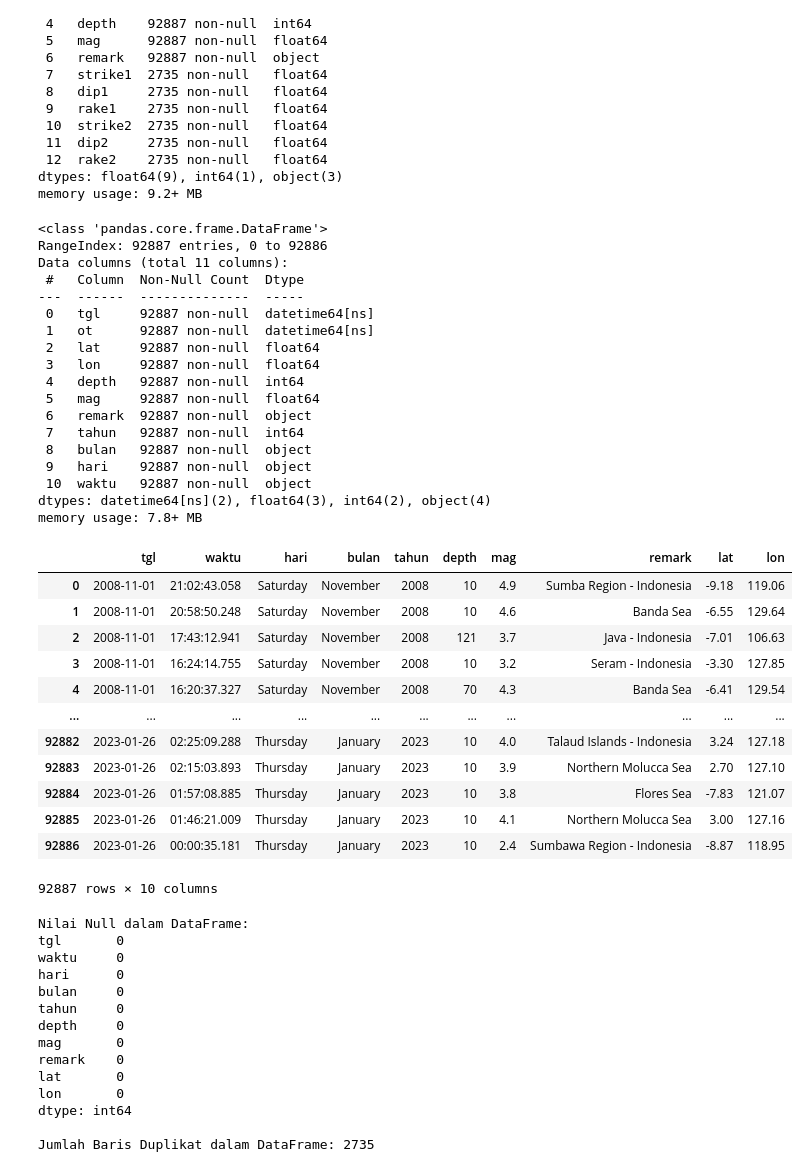
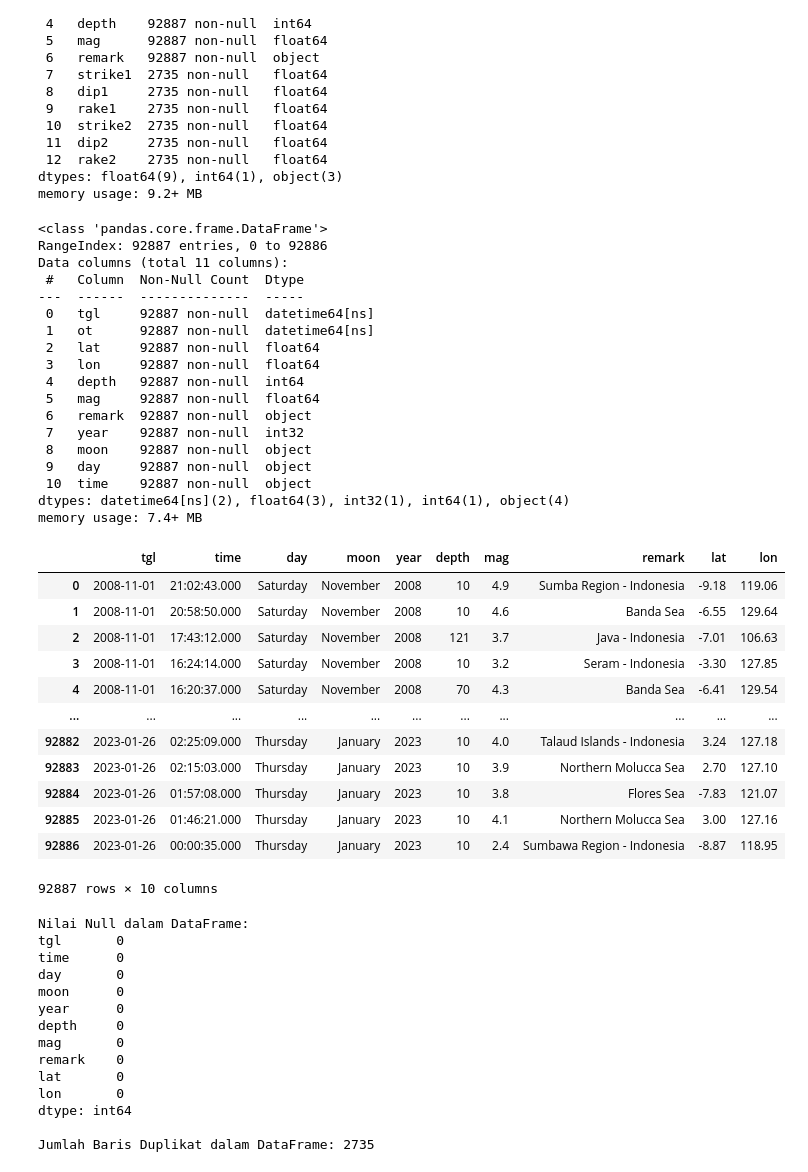
Before and after one commit to chairulimamizaaz/Indonesia-earthquake, a Jupyter notebook: West_Java_earthquake.ipynb, the cells around one changed output. Drawn from its saved outputs; the diff is of its cells as text; code cells hidden in the pictures.

```diff
--- a/West_Java_earthquake.ipynb
+++ b/West_Java_earthquake.ipynb
@@ -74,11 +63,10 @@ memory usage: 9.2+ MB
 data['tgl'] = pd.to_datetime(data['tgl'])
 data['ot'] = pd.to_datetime(data['ot'])
 # %%
-data['tahun'] = data['tgl'].dt.year
-data['bulan'] = data['tgl'].dt.month_name()
-data['hari'] = data['tgl'].dt.day_name()
-data['waktu'] = data['ot'].dt.strftime('%H:%M:%S.%f').str[:-3]
-# data = data.drop(columns=['ot'])
+data['year'] = data['tgl'].dt.year
+data['moon'] = data['tgl'].dt.month_name()
+data['day'] = data['tgl'].dt.day_name()
+data['time'] = data['ot'].dt.strftime('%H:%M:%S.%f').str[:-3]
 # %%
 kolom_tidak_diperlukan = ['strike1', 'dip1', 'rake1', 'strike2', 'dip2', 'rake2']
 data_cleaned = data.drop(columns=kolom_tidak_diperlukan)
@@ -97,28 +85,28 @@ Data columns (total 11 columns):
  4   depth   92887 non-null  int64
  5   mag     92887 non-null  float64
  6   remark  92887 non-null  object
- 7   tahun   92887 non-null  int64
- 8   bulan   92887 non-null  object
- 9   hari    92887 non-null  object
- 10  waktu   92887 non-null  object
-dtypes: datetime64[ns](2), float64(3), int64(2), object(4)
-memory usage: 7.8+ MB
+ 7   year    92887 non-null  int32
+ 8   moon    92887 non-null  object
+ 9   day     92887 non-null  object
+ 10  time    92887 non-null  object
+dtypes: datetime64[ns](2), float64(3), int32(1), int64(1), object(4)
+memory usage: 7.4+ MB
 # %%
-data = data_cleaned[['tgl', 'waktu', 'hari', 'bulan', 'tahun', 'depth', 'mag', 'remark', 'lat', 'lon']]
+data = data_cleaned[['tgl', 'time', 'day', 'moon', 'year', 'depth', 'mag', 'remark', 'lat', 'lon']]
 display(data)
 # %% [output]
-|  | tgl | waktu | hari | bulan | tahun | depth | mag | remark | lat | lon |
-| 0 | 2008-11-01 | 21:02:43.058 | Saturday | November | 2008 | 10 | 4.9 | Sumba Region - Indonesia | -9.18 | 119.06 |
-| 1 | 2008-11-01 | 20:58:50.248 | Saturday | November | 2008 | 10 | 4.6 | Banda Sea | -6.55 | 129.64 |
-| 2 | 2008-11-01 | 17:43:12.941 | Saturday | November | 2008 | 121 | 3.7 | Java - Indonesia | -7.01 | 106.63 |
-| 3 | 2008-11-01 | 16:24:14.755 | Saturday | November | 2008 | 10 | 3.2 | Seram - Indonesia | -3.30 | 127.85 |
-| 4 | 2008-11-01 | 16:20:37.327 | Saturday | November | 2008 | 70 | 4.3 | Banda Sea | -6.41 | 129.54 |
+|  | tgl | time | day | moon | year | depth | mag | remark | lat | lon |
+| 0 | 2008-11-01 | 21:02:43.000 | Saturday | November | 2008 | 10 | 4.9 | Sumba Region - Indonesia | -9.18 | 119.06 |
+| 1 | 2008-11-01 | 20:58:50.000 | Saturday | November | 2008 | 10 | 4.6 | Banda Sea | -6.55 | 129.64 |
+| 2 | 2008-11-01 | 17:43:12.000 | Saturday | November | 2008 | 121 | 3.7 | Java - Indonesia | -7.01 | 106.63 |
+| 3 | 2008-11-01 | 16:24:14.000 | Saturday | November | 2008 | 10 | 3.2 | Seram - Indonesia | -3.30 | 127.85 |
+| 4 | 2008-11-01 | 16:20:37.000 | Saturday | November | 2008 | 70 | 4.3 | Banda Sea | -6.41 | 129.54 |
 | ... | ... | ... | ... | ... | ... | ... | ... | ... | ... | ... |
-| 92882 | 2023-01-26 | 02:25:09.288 | Thursday | January | 2023 | 10 | 4.0 | Talaud Islands - Indonesia | 3.24 | 127.18 |
-| 92883 | 2023-01-26 | 02:15:03.893 | Thursday | January | 2023 | 10 | 3.9 | Northern Molucca Sea | 2.70 | 127.10 |
-| 92884 | 2023-01-26 | 01:57:08.885 | Thursday | January | 2023 | 10 | 3.8 | Flores Sea | -7.83 | 121.07 |
-| 92885 | 2023-01-26 | 01:46:21.009 | Thursday | January | 2023 | 10 | 4.1 | Northern Molucca Sea | 3.00 | 127.16 |
-| 92886 | 2023-01-26 | 00:00:35.181 | Thursday | January | 2023 | 10 | 2.4 | Sumbawa Region - Indonesia | -8.87 | 118.95 |
+| 92882 | 2023-01-26 | 02:25:09.000 | Thursday | January | 2023 | 10 | 4.0 | Talaud Islands - Indonesia | 3.24 | 127.18 |
+| 92883 | 2023-01-26 | 02:15:03.000 | Thursday | January | 2023 | 10 | 3.9 | Northern Molucca Sea | 2.70 | 127.10 |
+| 92884 | 2023-01-26 | 01:57:08.000 | Thursday | January | 2023 | 10 | 3.8 | Flores Sea | -7.83 | 121.07 |
+| 92885 | 2023-01-26 | 01:46:21.000 | Thursday | January | 2023 | 10 | 4.1 | Northern Molucca Sea | 3.00 | 127.16 |
+| 92886 | 2023-01-26 | 00:00:35.000 | Thursday | January | 2023 | 10 | 2.4 | Sumbawa Region - Indonesia | -8.87 | 118.95 |
 92887 rows × 10 columns
 # %%
 print("Nilai Null dalam DataFrame:")
@@ -127,10 +115,10 @@ print("\nJumlah Baris Duplikat dalam DataFrame:", data.duplicated().sum())
 # %% [output]
 Nilai Null dalam DataFrame:
 tgl       0
-waktu     0
-hari      0
-bulan     0
-tahun     0
+time      0
+day       0
+moon      0
+year      0
 depth     0
 mag       0
 remark    0
```
Also changed, not shown: parts of 20 cells of this notebook.
